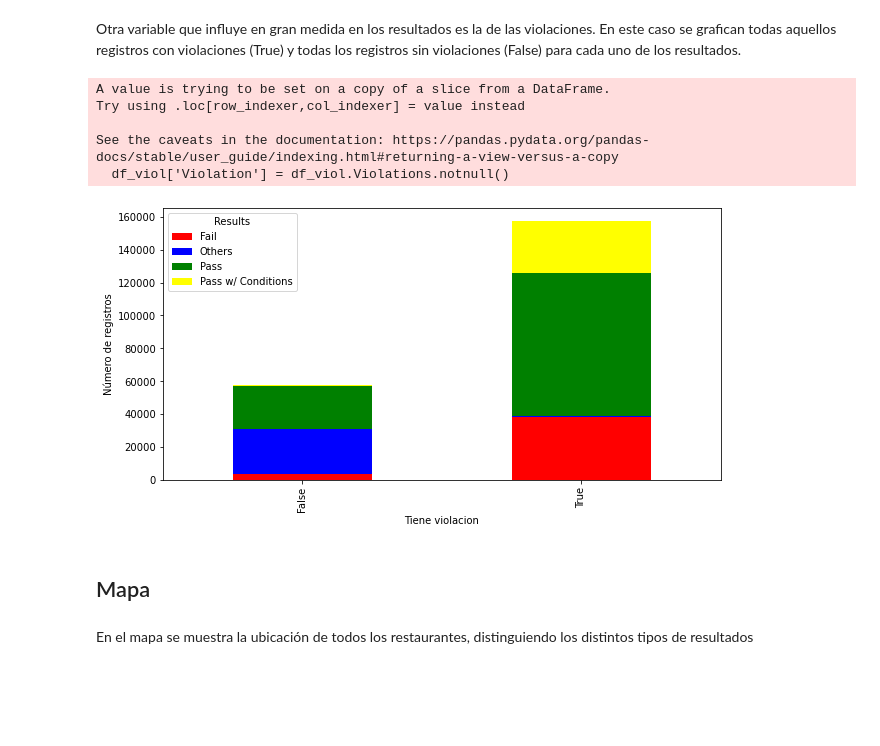
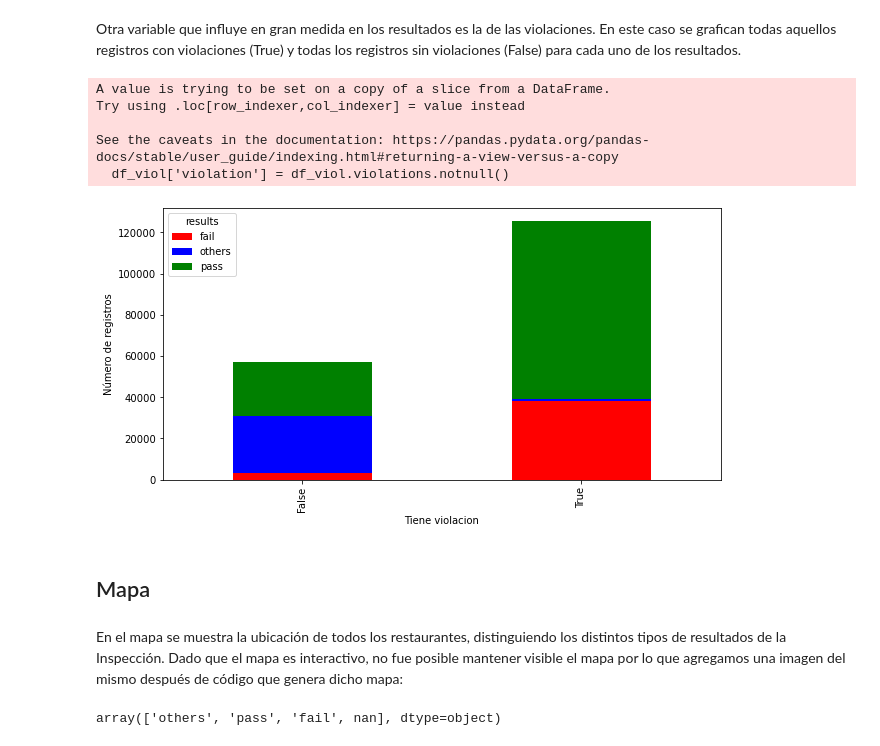
Before and after one commit to DorelyMS/data-product-architecture, a Jupyter notebook: notebooks/eda/Visualizaciones.ipynb, the cells around one changed output. Cells and saved outputs as stored; diff of their text form; code cells hidden in the pictures; blank space fills up the shorter version.

Commit message:
Se agrega preprocesamiento al dataset

```diff
--- a/notebooks/eda/Visualizaciones.ipynb
+++ b/notebooks/eda/Visualizaciones.ipynb
@@ -41,2 +28,0 @@ Se hace un preprocesamiento rápido para mejorar las visualizaciones
-# %%
-df['Date'] = pd.to_datetime(df['Inspection Date'], format='%m/%d/%Y')
@@ -42,0 +99,6 @@ df['Date'] = pd.to_datetime(df['Inspection Date'], format='%m/%d/%Y')
+# %%
+df['inspection_id']=df['inspection_id'].astype('str')
+df['license_num']=df['license_num'].astype('str')
+df['zip']=df['zip'].astype('str')
+df['license_num']=df['license_num'].astype('str')
+df['inspection_date'] = pd.to_datetime(df['inspection_date'], format='%m/%d/%Y')
@@ -48,12 +146,12 @@ array(['Pass', 'Out of Business', 'No Entry', 'Fail', 'Not Ready',
-# %%
-dic_results = {'Pass': 'Pass',
-               'Out of Business': 'Others',
-               'No Entry': 'Others',
-               'Fail': 'Fail',
-               'Not Ready': 'Others',
-               'Pass w/ Conditions': 'Pass w/ Conditions',
-               'Business Not Located': 'Others'}
-df['Results'] = df.Results.map(dic_results)
+# %%
+dic_results = {'pass': 'pass',
+               'out of business': 'others',
+               'no entry': 'others',
+               'fail': 'fail',
+               'not ready': 'others',
+               'pass w/ Conditions': 'pass w/ conditions',
+               'business not located': 'others'}
+df['results'] = df.results.map(dic_results)
 # %%
 colores = ['red', 'blue', 'green', 'yellow']
 # %% [markdown]
@@ -75,26 +183,30 @@ plt.show()
 # %% [markdown]
 Otra variable que influye en gran medida en los resultados es la de las violaciones. En este caso se grafican todas aquellos registros con violaciones (True) y todas los registros sin violaciones (False) para cada uno de los resultados.
 # %%
-df_viol = df[['Inspection ID','Violations', 'Results']]
-df_viol['Violation'] = df_viol.Violations.notnull()
-df_viol[['Violation', 'Results', 'Inspection ID']].sort_values(by='Results').\
-groupby(['Violation', 'Results']).count().unstack()['Inspection ID'].\
+df_viol = df[['inspection_id','violations', 'results']]
+df_viol['violation'] = df_viol.violations.notnull()
+df_viol[['violation', 'results', 'inspection_id']].sort_values(by='results').\
+groupby(['violation', 'results']).count().unstack()['inspection_id'].\
 plot.bar(stacked=True,
          figsize=(10,5),
          xlabel = 'Tiene violacion',
          ylabel = 'Número de registros',
          color= colores)
 plt.show()
 # %% [output]
 A value is trying to be set on a copy of a slice from a DataFrame.
 Try using .loc[row_indexer,col_indexer] = value instead
 
 See the caveats in the documentation: https://pandas.pydata.org/pandas-docs/stable/user_guide/indexing.html#returning-a-view-versus-a-copy
-  df_viol['Violation'] = df_viol.Violations.notnull()
+  df_viol['violation'] = df_viol.violations.notnull()
-[figure, old version]
+[figure, new version]
 # %% [markdown]
 ## Mapa
 # %% [markdown]
-En el mapa se muestra la ubicación de todos los restaurantes, distinguiendo los distintos tipos de resultados
+En el mapa se muestra la ubicación de todos los restaurantes, distinguiendo los distintos tipos de resultados de la Inspección. Dado que el mapa es interactivo, no fue posible mantener visible el mapa por lo que agregamos una imagen del mismo después de código que genera dicho mapa:
+# %%
+df.results.unique()
+# %% [output]
+array(['others', 'pass', 'fail', nan], dtype=object)
 # %%
 fecha_inicial = '2021-01-01'
```
Also changed, not shown: parts of 23 cells of this notebook.
